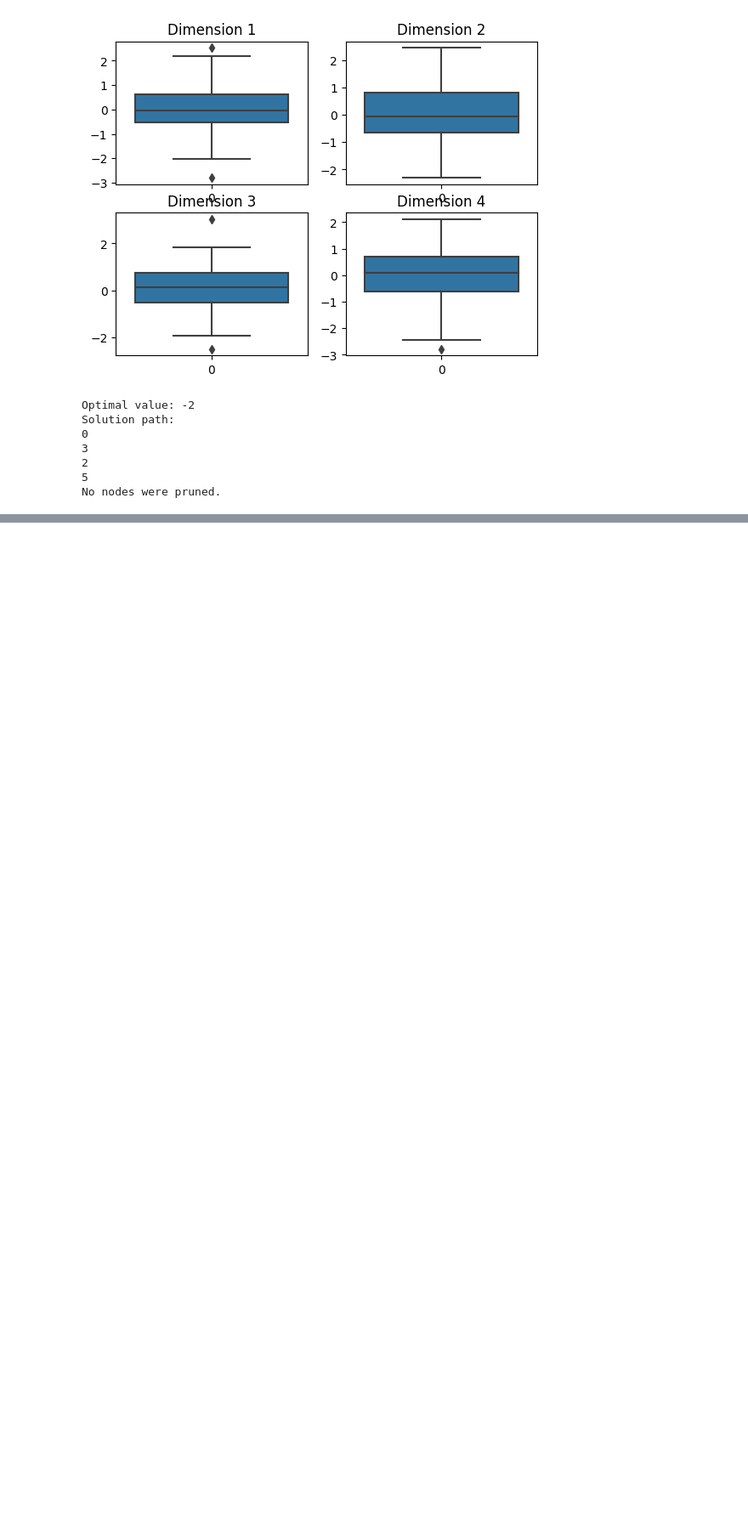
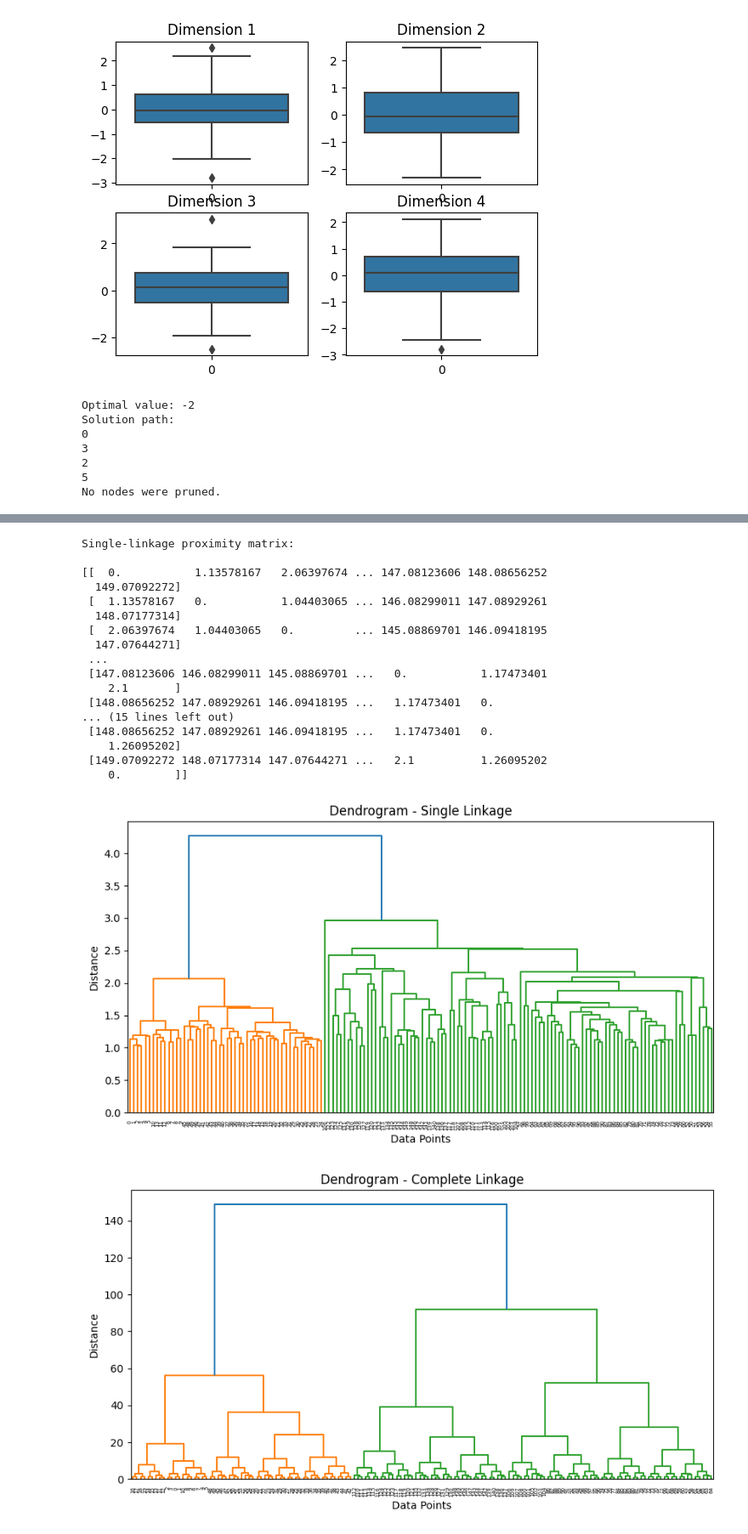
Before and after one commit to Bhuvanchandram/ML_Manual, a Jupyter notebook: Labprograms.ipynb, the cells around one changed output, grey strips where cells are left out. Shown: that part at 85% size. Drawn from its saved outputs; the diff is of its cells as text; code cells hidden in the pictures; blank space fills up the shorter version.

```diff
--- a/Labprograms.ipynb
+++ b/Labprograms.ipynb
@@ -683,7 +728,7 @@ import matplotlib.pyplot as plt
 from scipy.cluster.hierarchy import dendrogram, linkage
 
 # Load the iris dataset
-iris = np.loadtxt('iris.csv', delimiter=',', skiprows=1)
+iris = np.loadtxt('Iris(1).csv', delimiter=',', skiprows=1)
 
 # Function to calculate the proximity matrix based on single-linkage
 def single_linkage(data):
@@ -709,33 +754,53 @@ def complete_linkage(data):
 
     return proximity_matrix
 
 # Calculate the proximity matrix using single-linkage
 single_linkage_matrix = single_linkage(iris)
 print("Single-linkage proximity matrix:\n")
 print(single_linkage_matrix)
 
 # Calculate the proximity matrix using complete-linkage
 complete_linkage_matrix = complete_linkage(iris)
 print("\nComplete-linkage proximity matrix:\n")
 print(complete_linkage_matrix)
 
 # Plot the dendrogram using single-linkage
 linkage_matrix = linkage(iris, method='single')
 plt.figure(figsize=(10, 5))
 dendrogram(linkage_matrix)
 plt.title('Dendrogram - Single Linkage')
 plt.xlabel('Data Points')
 plt.ylabel('Distance')
 plt.show()
 
 # Plot the dendrogram using complete-linkage
 linkage_matrix = linkage(iris, method='complete')
 plt.figure(figsize=(10, 5))
 dendrogram(linkage_matrix)
 plt.title('Dendrogram - Complete Linkage')
 plt.xlabel('Data Points')
 plt.ylabel('Distance')
 plt.show()
+# %% [output]
+Single-linkage proximity matrix:
+
+[[  0.           1.13578167   2.06397674 ... 147.08123606 148.08656252
+  149.07092272]
+ [  1.13578167   0.           1.04403065 ... 146.08299011 147.08929261
+  148.07177314]
+ [  2.06397674   1.04403065   0.         ... 145.08869701 146.09418195
+  147.07644271]
+ ...
+ [147.08123606 146.08299011 145.08869701 ...   0.           1.17473401
+    2.1       ]
+ [148.08656252 147.08929261 146.09418195 ...   1.17473401   0.
+... (15 lines left out)
+ [148.08656252 147.08929261 146.09418195 ...   1.17473401   0.
+    1.26095202]
+ [149.07092272 148.07177314 147.07644271 ...   2.1          1.26095202
+    0.        ]]
+[figure, added]
+[figure, added]
 # %%
 #Question 11a
 #Write a program to develop Principal Component Analysis (PCA) algorithms.
```
Also changed, not shown: parts of 6 cells of this notebook.
